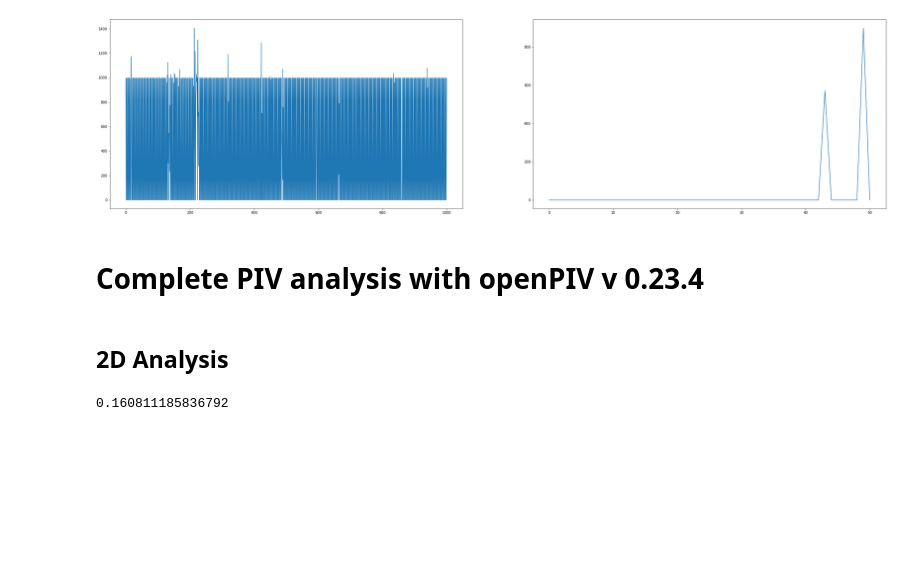
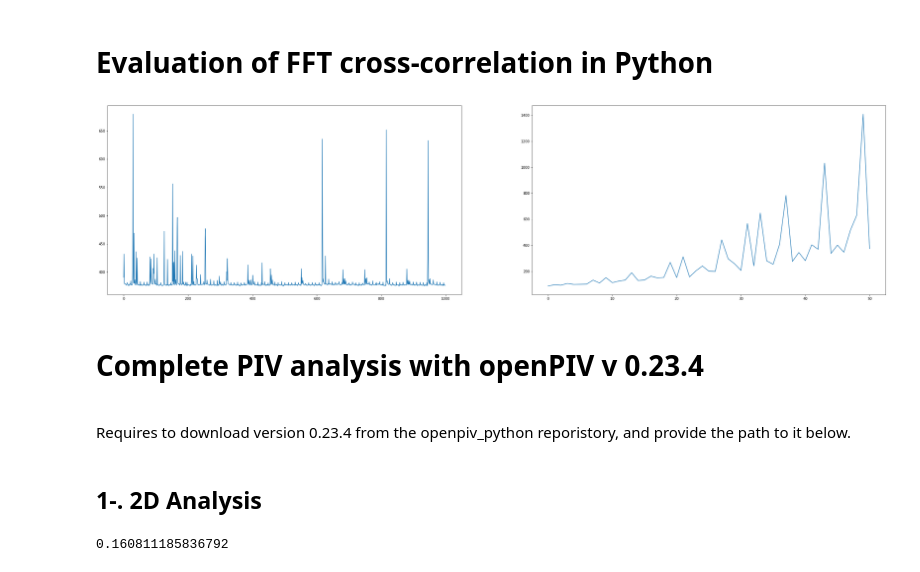
Before and after one commit to Marc-3d/PIV3D, a Jupyter notebook: EvaluationNotebooks/openPIV_python_performance.ipynb, the cells around one changed output. Drawn from its saved outputs; the diff is of its cells as text; code cells hidden in the pictures; blank space fills up the shorter version.

Commit message:
Styling on evaluation notebooks

```diff
--- a/EvaluationNotebooks/openPIV_python_performance.ipynb
+++ b/EvaluationNotebooks/openPIV_python_performance.ipynb
@@ -0,0 +1,2 @@
+# %% [markdown]
+# Evaluation of FFT cross-correlation in Python
@@ -34,41 +41,43 @@ def normalize_intensity( window ):
 # %%
 IA0, IAmax, n = 10, 60, 1000;
 min_times = np.empty( IAmax - IA0 + 1, dtype=float );
 
 for IA in range(IA0,IAmax+1):
 
     i1 = np.zeros( (IA, IA) );
     i2 = np.zeros( (IA, IA) );
     tmp_times = np.empty( n, dtype=float );
 
     for e in range(n):
 
         t1 = time.time();
 
         nfftx = 2*i1.shape[0]
         nffty = 2*i1.shape[1]
         np.fft.fftshift( \
-            np.fft.irfft2(np.fft.rfft2(normalize_intensity(i1),\
-            s=(nfftx,nffty))*np.conj(np.fft.rfft2(normalize_intensity(i2),\
+            np.fft.irfft2(np.fft.rfft2(i1,\
+            s=(nfftx,nffty))*np.conj(np.fft.rfft2(i2,\
             s=(nfftx,nffty)))).real, axes=(0,1) )
 
         ex = time.time() - t1;
 
         tmp_times[e] = ex * 1000000;
 
     min_times[IA-IA0] = min(tmp_times)
 
 plt.figure( figsize=( 40, 10 ) );
 plt.subplot(121); plt.plot( tmp_times );
 plt.subplot(122); plt.plot( min_times );
 # %% [output]
-[figure, old version]
+[figure, new version]
 # %%
 with open('pyTimes.txt', 'w') as f:
     for t in min_times:
         f.write("%d\n" % t )
 # %% [markdown]
 # Complete PIV analysis with openPIV v 0.23.4
+<br>
+Requires to download version 0.23.4 from the openpiv_python reporistory, and provide the path to it below.
 # %%
 import sys
 sys.path.insert(1,'/home/marc/Desktop/openPIV_speedTests/openpiv-python-0.23.4/')
@@ -78,7 +87,7 @@ import numpy as np
 import time # time.time() Return the time in seconds since the epoch
 import matplotlib.pyplot as plt
 # %% [markdown]
-## 2D Analysis
+## 1-.        2D Analysis
 # %%
 frame_a = np.random.rand( 512, 512 );
 frame_b = np.random.rand( 512, 512 );
```
Also changed, not shown: parts of 6 cells of this notebook, 1 other file.
